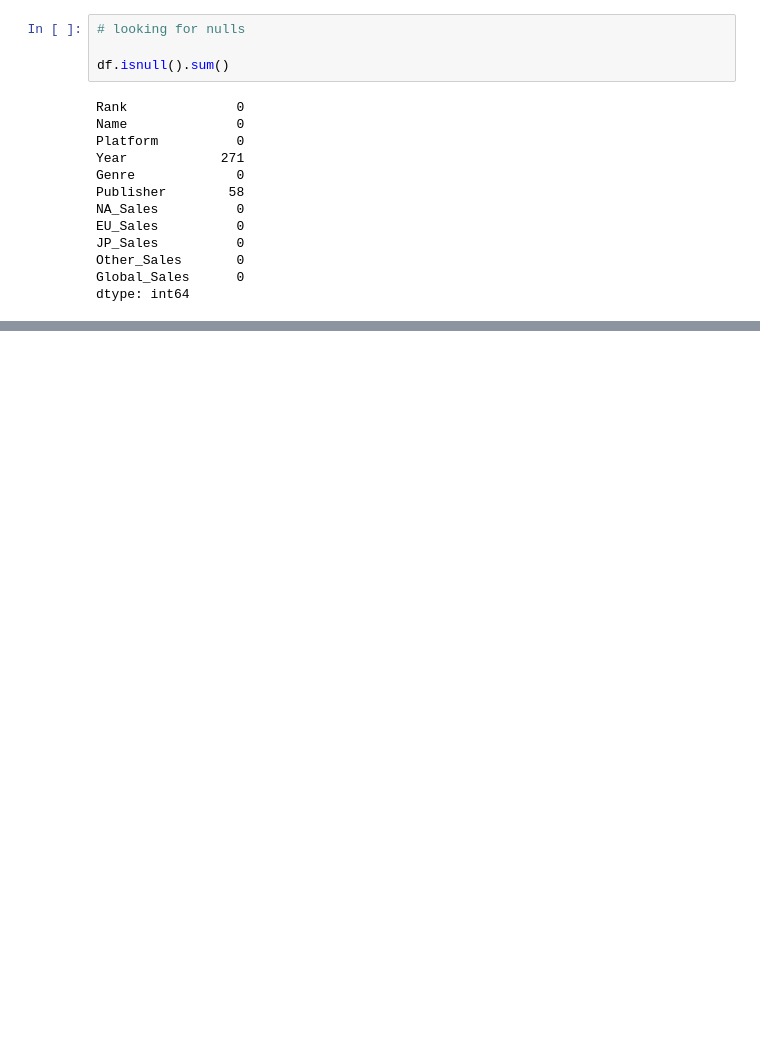
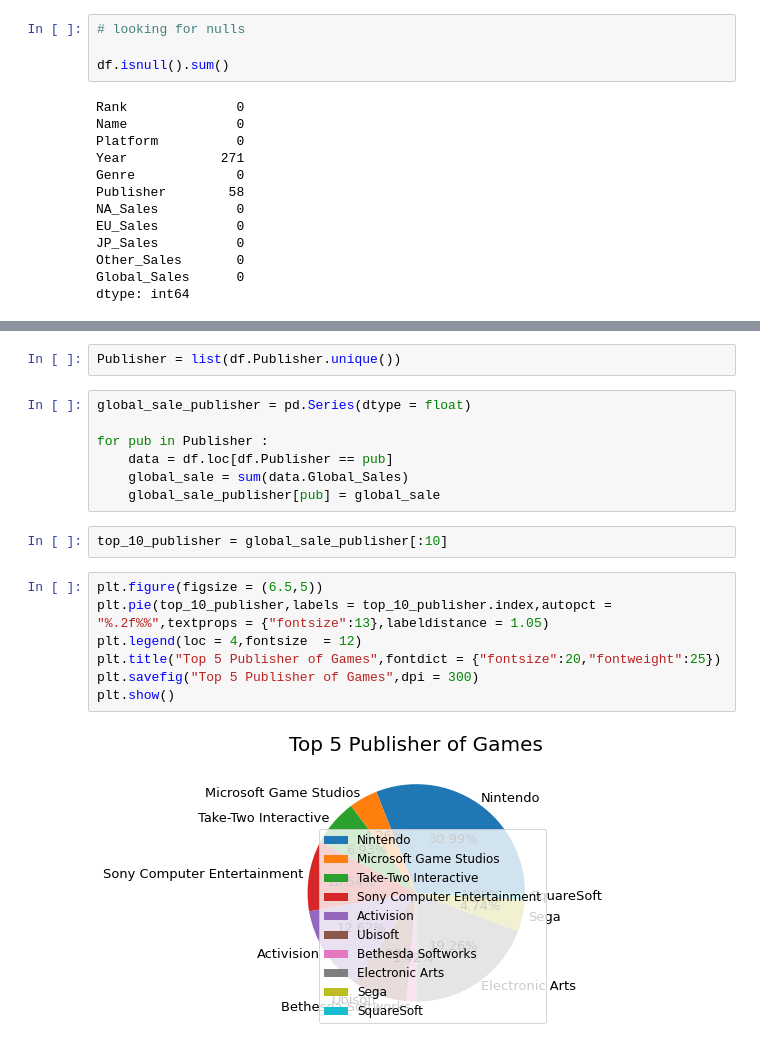
Before and after one commit to PaulaNuno/storytelling-project, a Jupyter notebook: data_cleaning.ipynb, the cells around one changed output, grey strips where cells are left out. Drawn from its saved outputs; the diff is of its cells as text; blank space fills up the shorter version.

```diff
--- a/data_cleaning.ipynb
+++ b/data_cleaning.ipynb
@@ -96,0 +130,20 @@ df['%_global_sales'] = df['global_sales']/df['global_sales'].sum()
+# %%
+Publisher = list(df.Publisher.unique())
+# %%
+global_sale_publisher = pd.Series(dtype = float)
+
+for pub in Publisher :
+    data = df.loc[df.Publisher == pub]
+    global_sale = sum(data.Global_Sales)
+    global_sale_publisher[pub] = global_sale
+# %%
+top_10_publisher = global_sale_publisher[:10]
+# %%
+plt.figure(figsize = (6.5,5))
+plt.pie(top_10_publisher,labels = top_10_publisher.index,autopct = "%.2f%%",textprops = {"fontsize":13},labeldistance = 1.05)
+plt.legend(loc = 4,fontsize  = 12)
+plt.title("Top 5 Publisher of Games",fontdict = {"fontsize":20,"fontweight":25})
+plt.savefig("Top 5 Publisher of Games",dpi = 300)
+plt.show()
+# %% [output]
+[figure, added]
```
Also changed, not shown: parts of 19 cells of this notebook, 1 other file.
